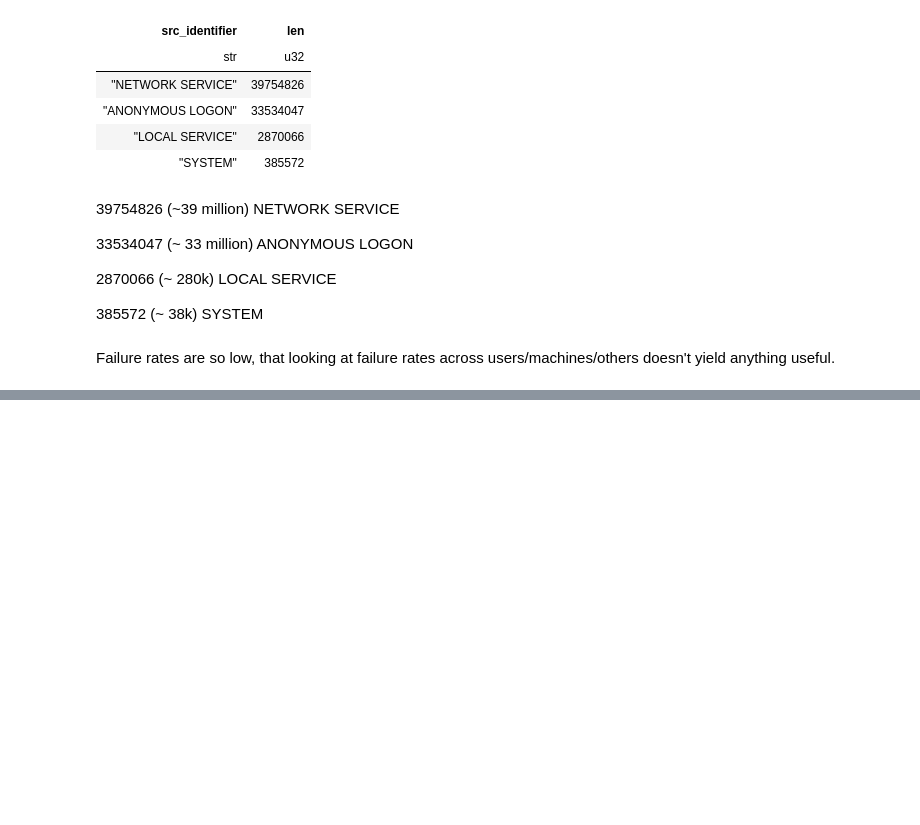
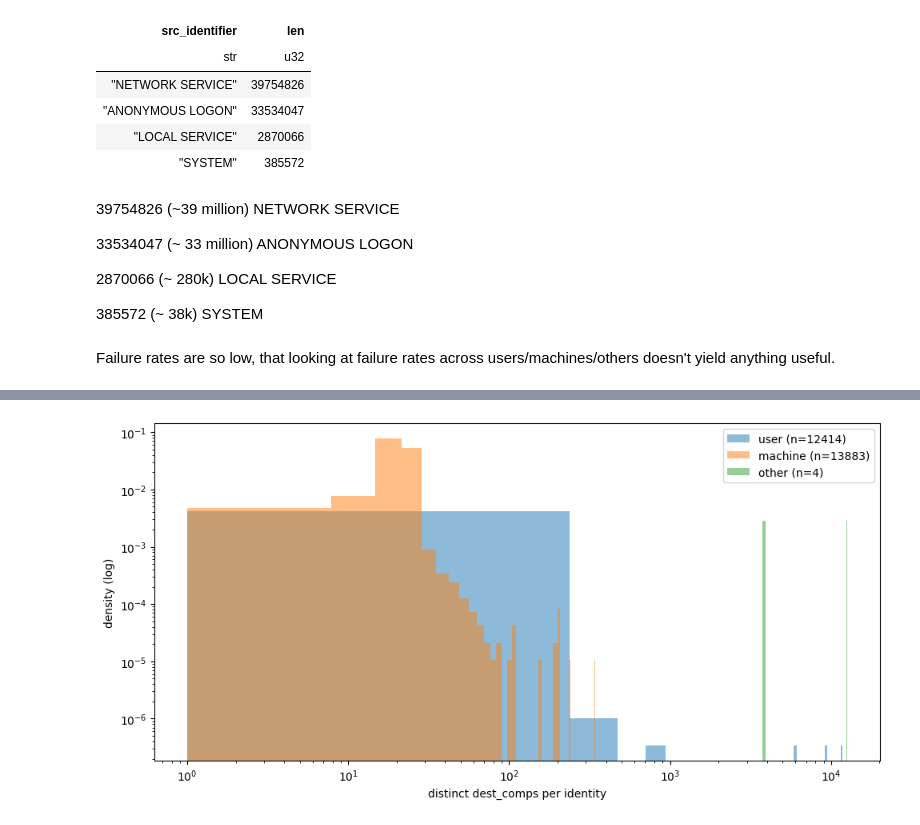
Before and after one commit to Tarun-Rajan99/MSc-Project, a Jupyter notebook: 03_working_notebooks/human_computer.ipynb, the cells around one changed output, grey strips where cells are left out. Cells and saved outputs as stored; diff of their text form; code cells hidden in the pictures; blank space fills up the shorter version.

```diff
--- a/03_working_notebooks/human_computer.ipynb
+++ b/03_working_notebooks/human_computer.ipynb
@@ -95,0 +206,16 @@ Failure rates are so low, that looking at failure rates across users/machines/ot
+# %%
+# %%
+# Same data, but overlaid on one axis for direct comparison
+fig, ax = plt.subplots(figsize=(10, 5))
+for t in ["user", "machine", "other"]:
+    vals = per_identity[t]["distinct_dest_comps"].to_numpy()
+    ax.hist(vals, bins=50, alpha=0.5, label=f"{t} (n={len(vals)})", density=True)
+ax.set_xscale("log")              # x is heavy-tailed; log spreads it out
+ax.set_yscale("log")
+ax.set_xlabel("distinct dest_comps per identity")
+ax.set_ylabel("density (log)")
+ax.legend()
+plt.tight_layout()
+plt.show()
+# %% [output]
+[figure, added]
```
Also changed, not shown: parts of 16 cells of this notebook.
